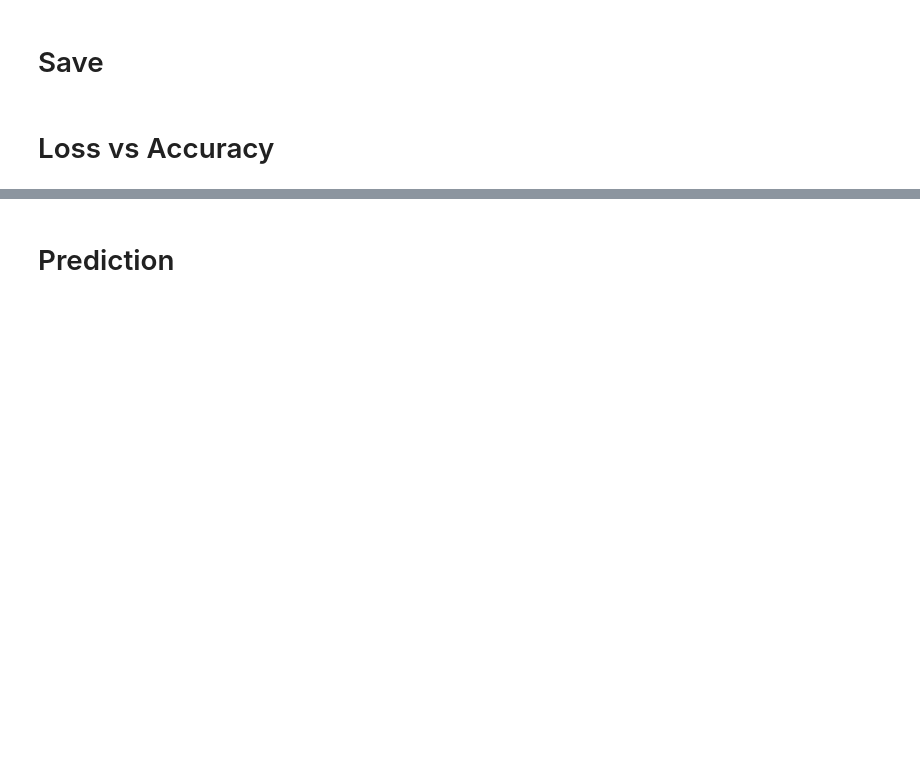
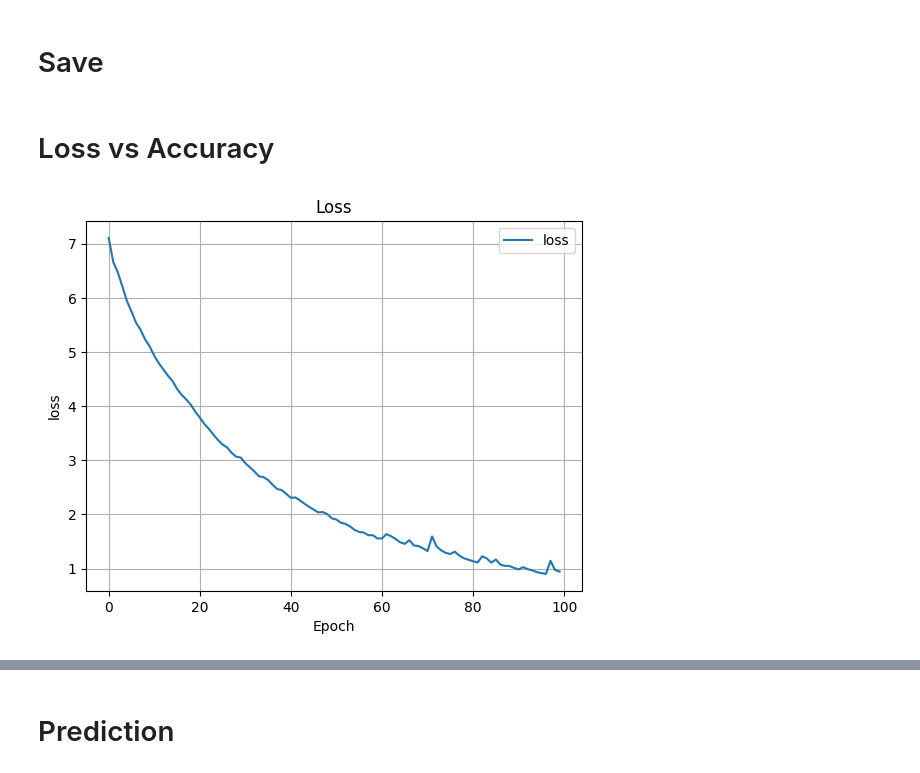
Before and after one commit to Arbazkhan-cs/ML-from-scratch, a Jupyter notebook: Next Word Prediction/Preprocessing_Modeling/prerpocessing_modeling.ipynb, the cells around one changed output, grey strips where cells are left out. Drawn from its saved outputs; the diff is of its cells as text; code cells hidden in the pictures; blank space fills up the shorter version.

```diff
--- a/Next Word Prediction/Preprocessing_Modeling/prerpocessing_modeling.ipynb
+++ b/Next Word Prediction/Preprocessing_Modeling/prerpocessing_modeling.ipynb
@@ -253,3 +253,13 @@ accuracy = []
 for hist in history:
   loss.append(hist.history['loss'])
   accuracy.append(hist.history['accuracy'])
+# %%
+plt.plot([i for i in range(len(loss))], loss, label="loss"),
+plt.title("Loss"),
+plt.xlabel("Epoch"),
+plt.ylabel("loss")
+plt.grid(),
+plt.legend(),
+plt.show()
+# %% [output]
+[figure, added]
```
Also changed, not shown: parts of 6 cells of this notebook, 7 other files.
